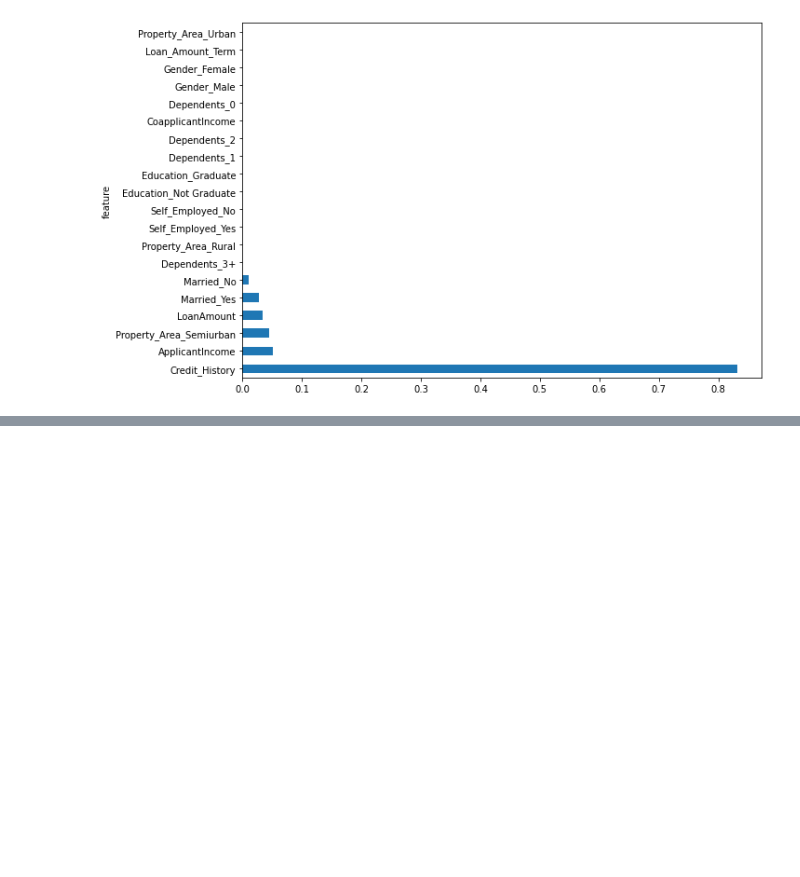
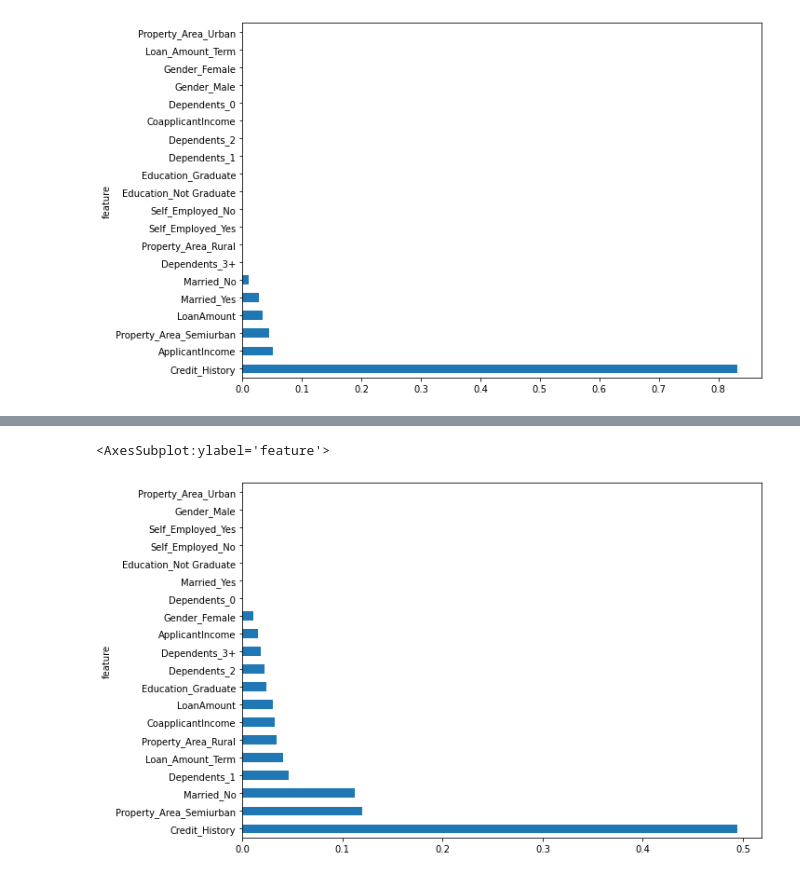
Before and after one commit to Safo-Prince/loan-prediction, a Jupyter notebook: loan-prediction.ipynb, the cells around one changed output, grey strips where cells are left out. Cells and saved outputs as stored; diff of their text form; code cells hidden in the pictures; blank space fills up the shorter version.

```diff
--- a/loan-prediction.ipynb
+++ b/loan-prediction.ipynb
@@ -308,3 +311,6 @@ feature_imp(X_train,rf_random ).plot('feature','importance','barh' figsize = (10
 # %%
 #FEATURE IMPORTANCE FOR XGBoost
-feature_imp(X_train,xgb_random).plot('feature','importance','barh' figsize = (10,7) legend = False )
+feature_imp(X_train,xgb_random).plot('feature','importance','barh', figsize = (10,7), legend = False )
+# %% [output]
+<AxesSubplot:ylabel='feature'>
+[figure, added]
```
Also changed, not shown: parts of 1 cell of this notebook.
